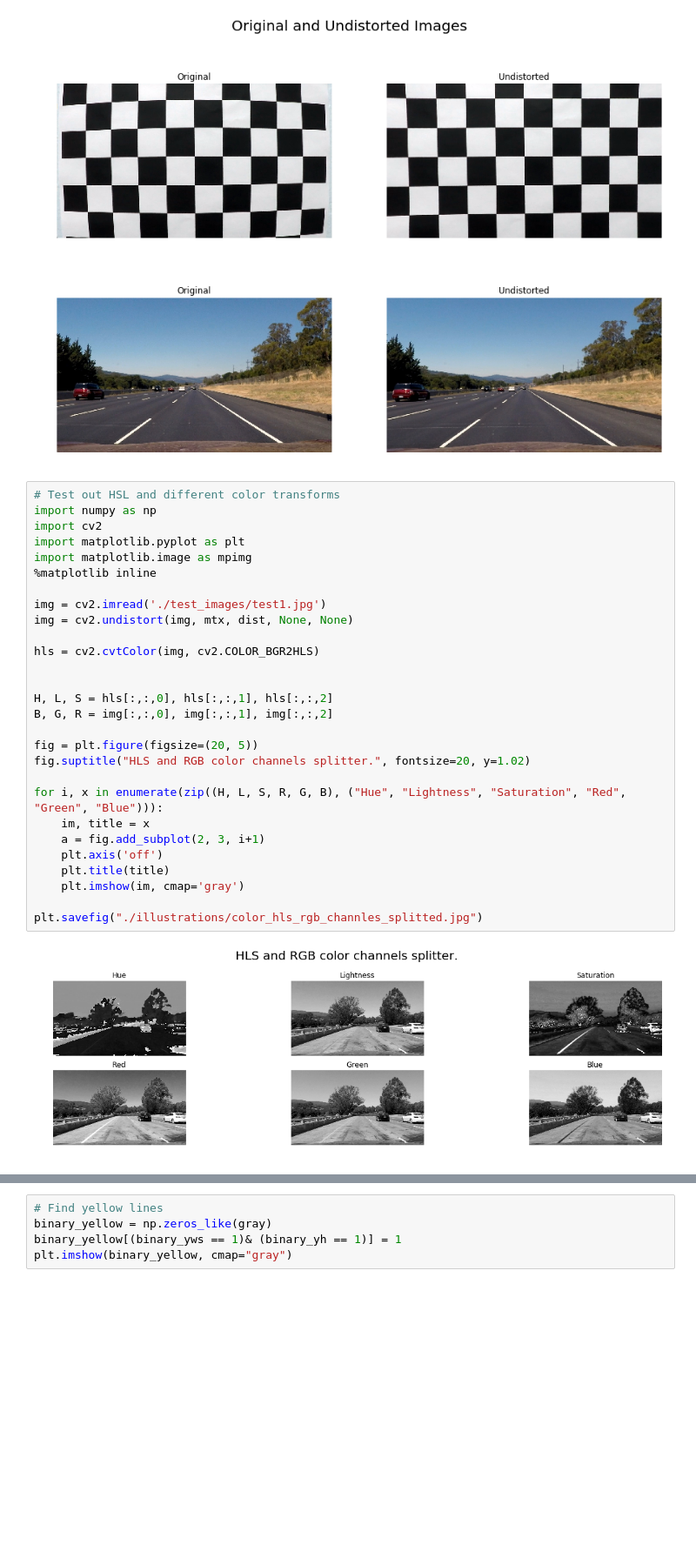
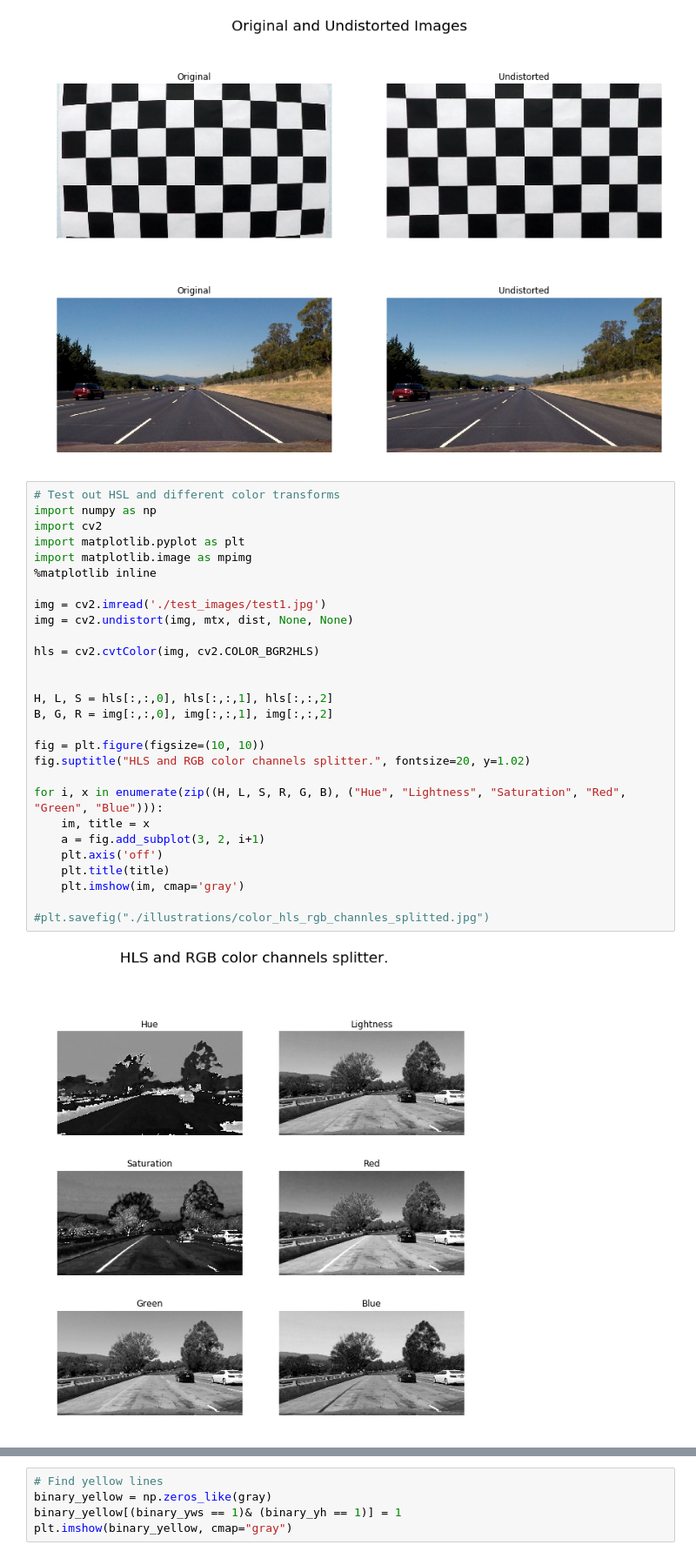
Before and after one commit to llahti/CarND-Advanced-Lane-Lines, a Jupyter notebook: report.ipynb, the cells around one changed output, grey strips where cells are left out. Shown at 87% size. Drawn from its saved outputs; the diff is of its cells as text; blank space fills up the shorter version.

```diff
--- a/report.ipynb
+++ b/report.ipynb
@@ -298,33 +298,33 @@ plt.savefig("./illustrations/calib_original_and_undistorted.jpg")
 # %%
 # Test out HSL and different color transforms
 import numpy as np
 import cv2
 import matplotlib.pyplot as plt
 import matplotlib.image as mpimg
 %matplotlib inline
 
 img = cv2.imread('./test_images/test1.jpg')
 img = cv2.undistort(img, mtx, dist, None, None)
 
 hls = cv2.cvtColor(img, cv2.COLOR_BGR2HLS)
 
 
 H, L, S = hls[:,:,0], hls[:,:,1], hls[:,:,2]
 B, G, R = img[:,:,0], img[:,:,1], img[:,:,2]
 
-fig = plt.figure(figsize=(20, 5))
+fig = plt.figure(figsize=(10, 10))
 fig.suptitle("HLS and RGB color channels splitter.", fontsize=20, y=1.02)
 
 for i, x in enumerate(zip((H, L, S, R, G, B), ("Hue", "Lightness", "Saturation", "Red", "Green", "Blue"))):
     im, title = x
-    a = fig.add_subplot(2, 3, i+1)
+    a = fig.add_subplot(3, 2, i+1)
     plt.axis('off')
     plt.title(title)
     plt.imshow(im, cmap='gray')
 
-plt.savefig("./illustrations/color_hls_rgb_channles_splitted.jpg")
+#plt.savefig("./illustrations/color_hls_rgb_channles_splitted.jpg")
 # %% [output]
-[figure, old version]
+[figure, new version]
 # %%
 # Test out HSL thresholding
 import numpy as np
```
Also changed, not shown: parts of 8 cells of this notebook, 5 other files.
